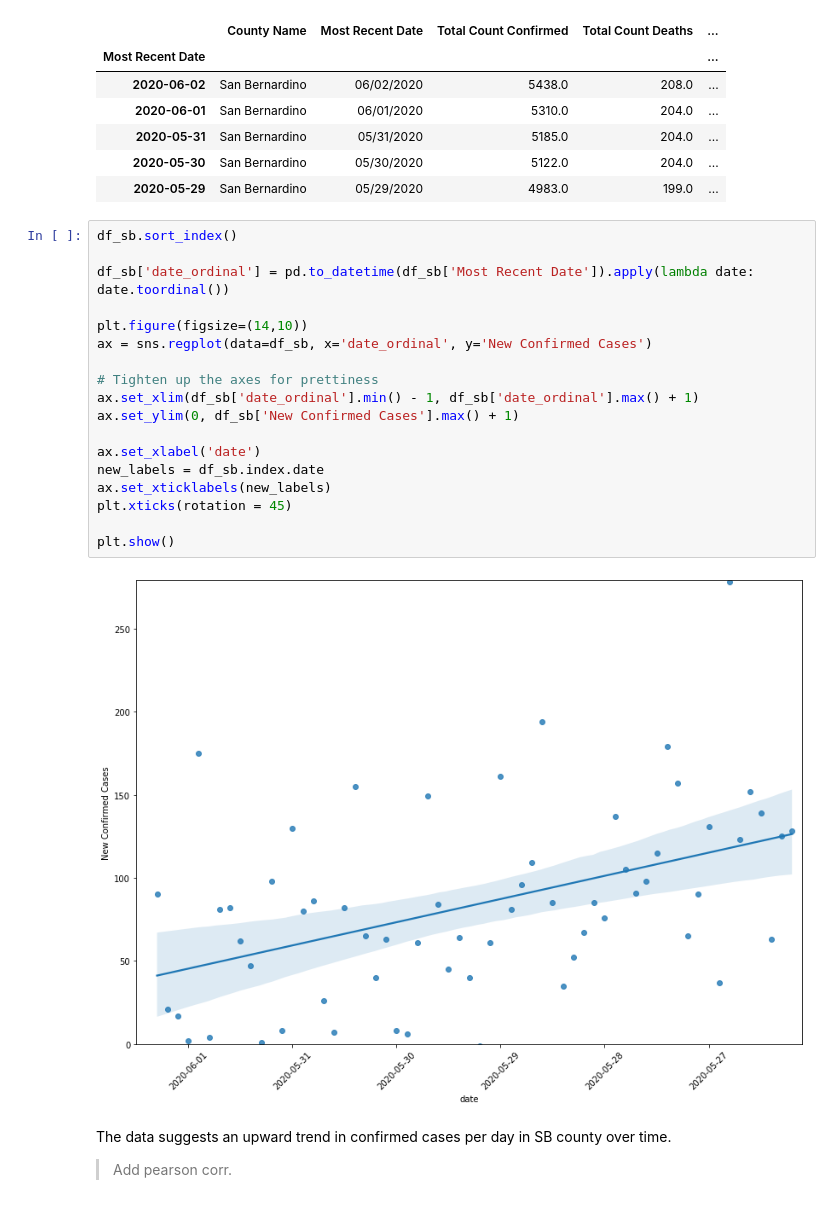
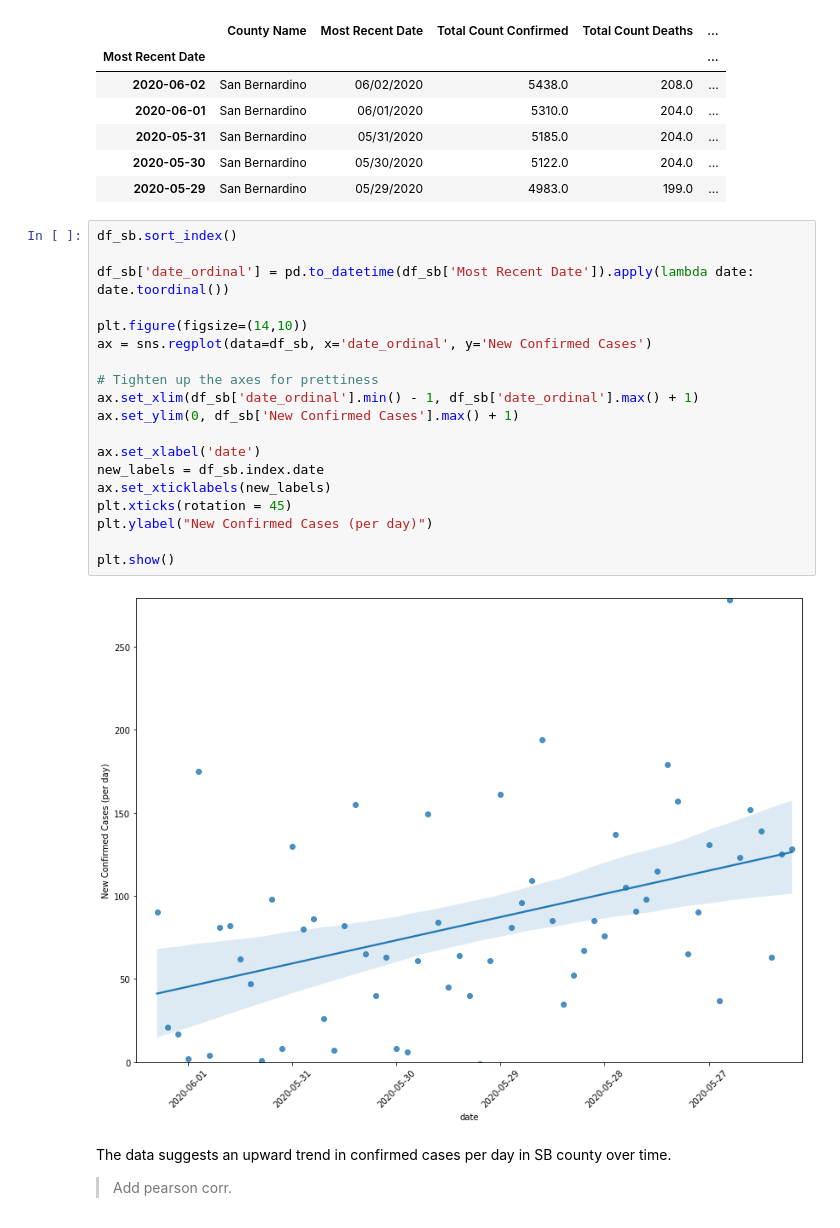
Before and after one commit to SarahEGood/covid19-SB, a Jupyter notebook: San_Bernardino_COVID-19_Data.ipynb, the cells around one changed output. Saved outputs shown, nothing was run; the diff lists cells and outputs as text.

Commit message:
docs: Modified 'New Confirmed Cases' axes to read 'New Confirmed Cases (per day)' for clarity

```diff
--- a/San_Bernardino_COVID-19_Data.ipynb
+++ b/San_Bernardino_COVID-19_Data.ipynb
@@ -75,23 +75,24 @@ df_sb.head(5)
 # %%
 df_sb.sort_index()
 
 df_sb['date_ordinal'] = pd.to_datetime(df_sb['Most Recent Date']).apply(lambda date: date.toordinal())
 
 plt.figure(figsize=(14,10))
 ax = sns.regplot(data=df_sb, x='date_ordinal', y='New Confirmed Cases')
 
 # Tighten up the axes for prettiness
 ax.set_xlim(df_sb['date_ordinal'].min() - 1, df_sb['date_ordinal'].max() + 1)
 ax.set_ylim(0, df_sb['New Confirmed Cases'].max() + 1)
 
 ax.set_xlabel('date')
 new_labels = df_sb.index.date
 ax.set_xticklabels(new_labels)
 plt.xticks(rotation = 45)
+plt.ylabel("New Confirmed Cases (per day)")
 
 plt.show()
 # %% [output]
-[figure, old version]
+[figure, new version]
 # %% [markdown]
 The data suggests an upward trend in confirmed cases per day in SB county over time.
 
```
